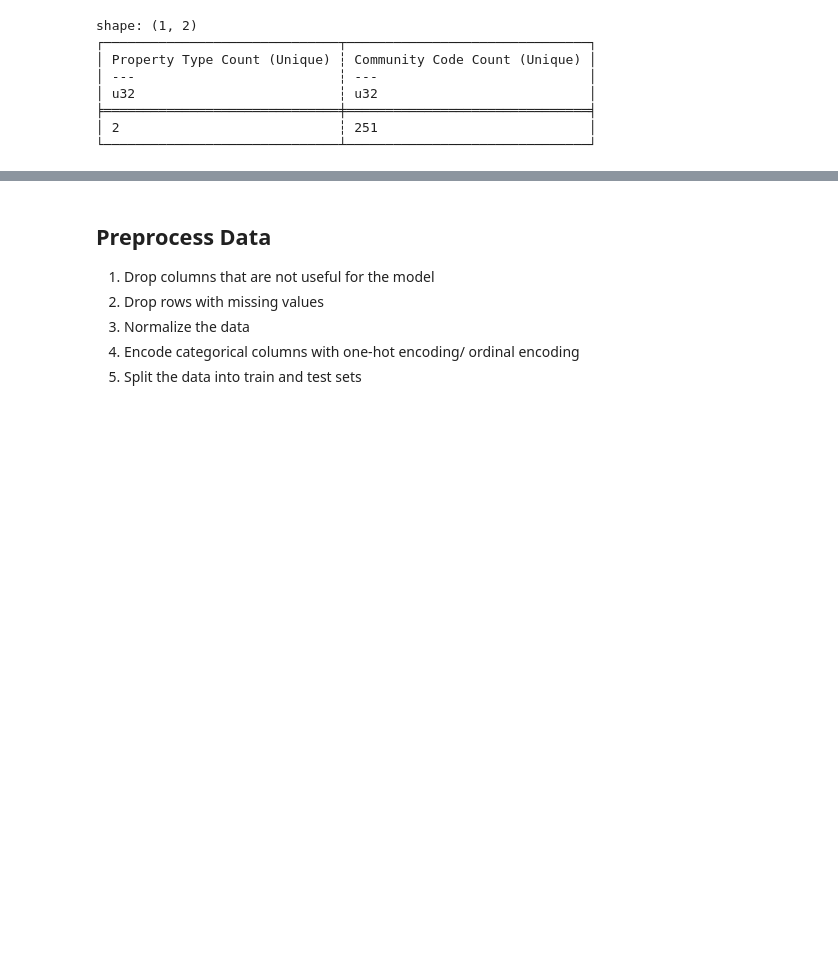
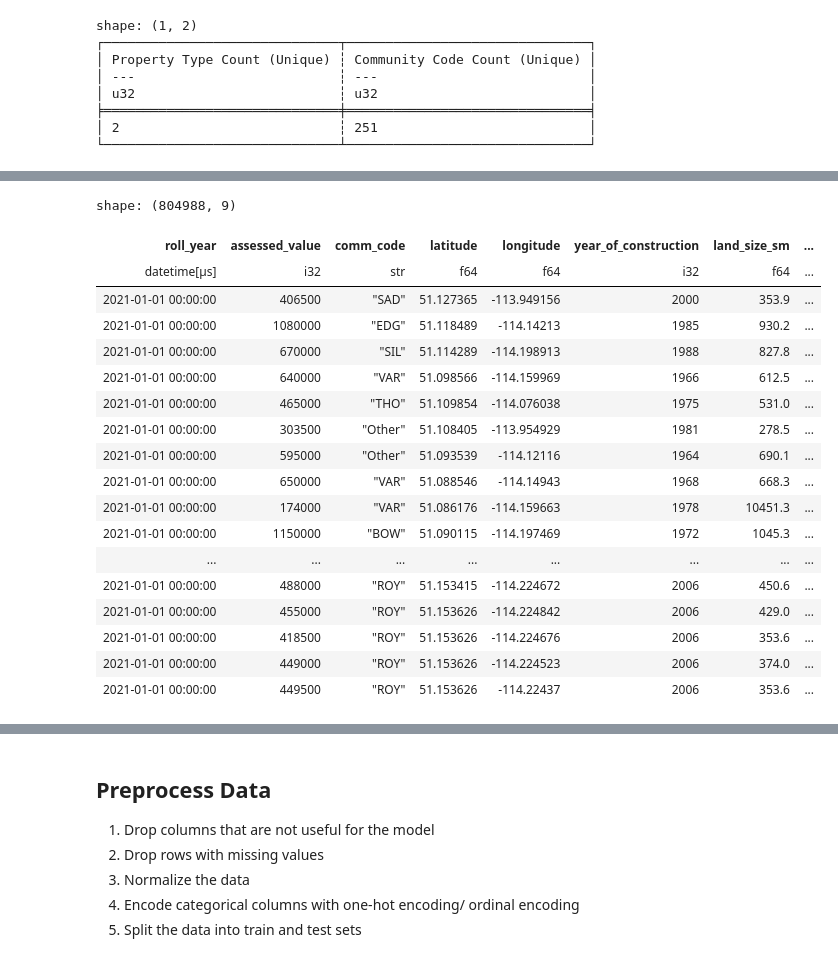
Before and after one commit to sharyar/automatic-potato, a Jupyter notebook: 01_calgary_dataset.ipynb, the cells around one changed output, grey strips where cells are left out. Cells and saved outputs as stored; diff of their text form; code cells hidden in the pictures; blank space fills up the shorter version.

```diff
--- a/01_calgary_dataset.ipynb
+++ b/01_calgary_dataset.ipynb
@@ -210,6 +210,6 @@ calgary_df = calgary_df.with_columns(
     )
 )
 # %%
-calgary_df = calgary_df.groupby("comm_code").agg(pl.count().alias("Count")).sort("Count", descending=True)
-
+counts_comm = calgary_df.groupby("comm_code").agg(pl.count().alias("Count")).sort("Count", descending=True)
+print(counts_comm)
 # So noew we are left with 63 communities, which is a good number to work with for our analysis
@@ -215,0 +240,3 @@ calgary_df = calgary_df.groupby("comm_code").agg(pl.count().alias("Count")).sort
+# %%
+# Lets drop the assessment_class variable as it has only one value
+calgary_df = calgary_df.drop("assessment_class")
@@ -216,3 +251,29 @@ calgary_df = calgary_df.groupby("comm_code").agg(pl.count().alias("Count")).sort
+# %%
+# As we can see, there are only 20 proepties with the LO type property_type,  as such, we can drop those tags as well.
+calgary_df = calgary_df.filter(pl.col("property_type") != "LO")
+calgary_df = calgary_df.drop("property_type")
+# %%
+calgary_df
+# %% [output]
+shape: (804988, 9)
+| roll_year | assessed_value | comm_code | latitude | longitude | year_of_construction | land_size_sm | ... |
+| datetime[μs] | i32 | str | f64 | f64 | i32 | f64 | ... |
+| 2021-01-01 00:00:00 | 406500 | "SAD" | 51.127365 | -113.949156 | 2000 | 353.9 | ... |
+| 2021-01-01 00:00:00 | 1080000 | "EDG" | 51.118489 | -114.14213 | 1985 | 930.2 | ... |
+| 2021-01-01 00:00:00 | 670000 | "SIL" | 51.114289 | -114.198913 | 1988 | 827.8 | ... |
+| 2021-01-01 00:00:00 | 640000 | "VAR" | 51.098566 | -114.159969 | 1966 | 612.5 | ... |
+| 2021-01-01 00:00:00 | 465000 | "THO" | 51.109854 | -114.076038 | 1975 | 531.0 | ... |
+| 2021-01-01 00:00:00 | 303500 | "Other" | 51.108405 | -113.954929 | 1981 | 278.5 | ... |
+| 2021-01-01 00:00:00 | 595000 | "Other" | 51.093539 | -114.12116 | 1964 | 690.1 | ... |
+| 2021-01-01 00:00:00 | 650000 | "VAR" | 51.088546 | -114.14943 | 1968 | 668.3 | ... |
+| 2021-01-01 00:00:00 | 174000 | "VAR" | 51.086176 | -114.159663 | 1978 | 10451.3 | ... |
+| 2021-01-01 00:00:00 | 1150000 | "BOW" | 51.090115 | -114.197469 | 1972 | 1045.3 | ... |
+| ... | ... | ... | ... | ... | ... | ... | ... |
+| 2021-01-01 00:00:00 | 488000 | "ROY" | 51.153415 | -114.224672 | 2006 | 450.6 | ... |
+| 2021-01-01 00:00:00 | 455000 | "ROY" | 51.153626 | -114.224842 | 2006 | 429.0 | ... |
+| 2021-01-01 00:00:00 | 418500 | "ROY" | 51.153626 | -114.224676 | 2006 | 353.6 | ... |
+| 2021-01-01 00:00:00 | 449000 | "ROY" | 51.153626 | -114.224523 | 2006 | 374.0 | ... |
+| 2021-01-01 00:00:00 | 449500 | "ROY" | 51.153626 | -114.22437 | 2006 | 353.6 | ... |
 # %%
 import numpy as np
 from sklearn import metrics
```
Also changed, not shown: parts of 8 cells of this notebook, 5 other files.
